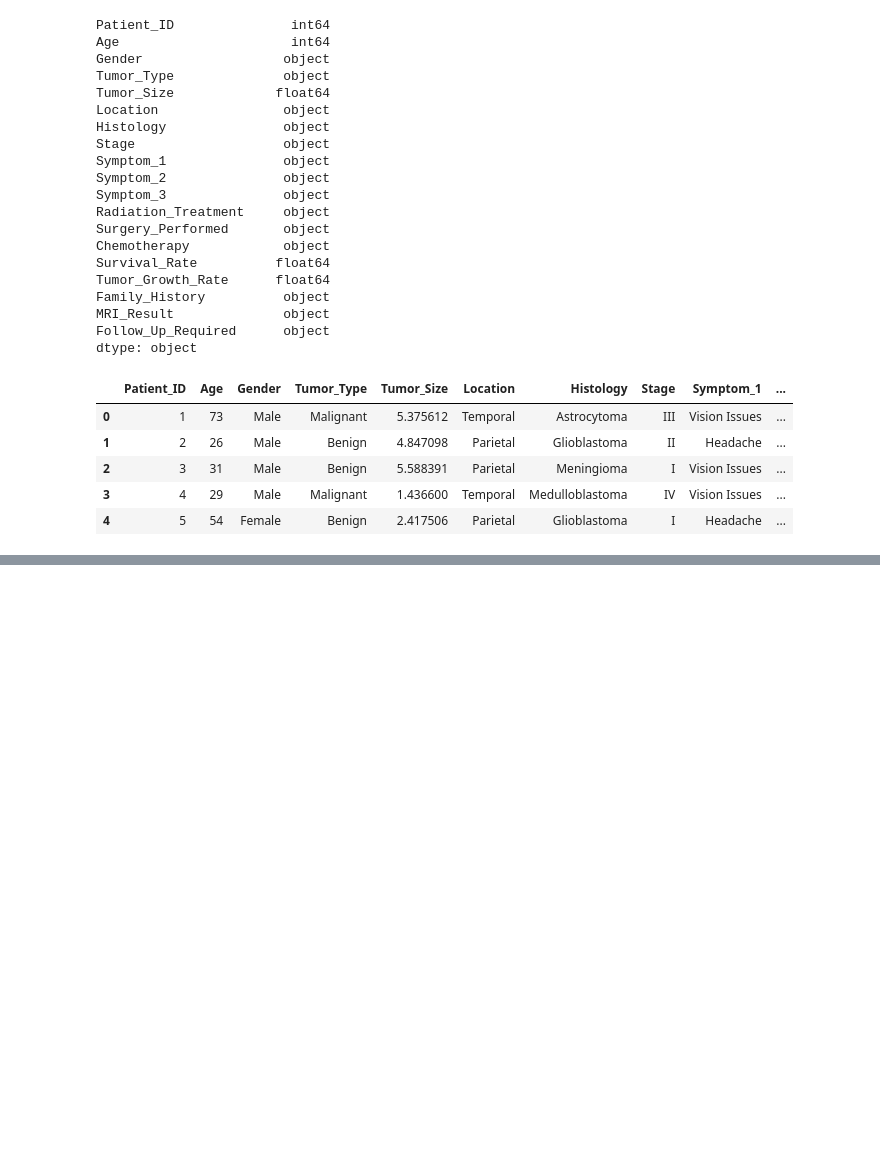
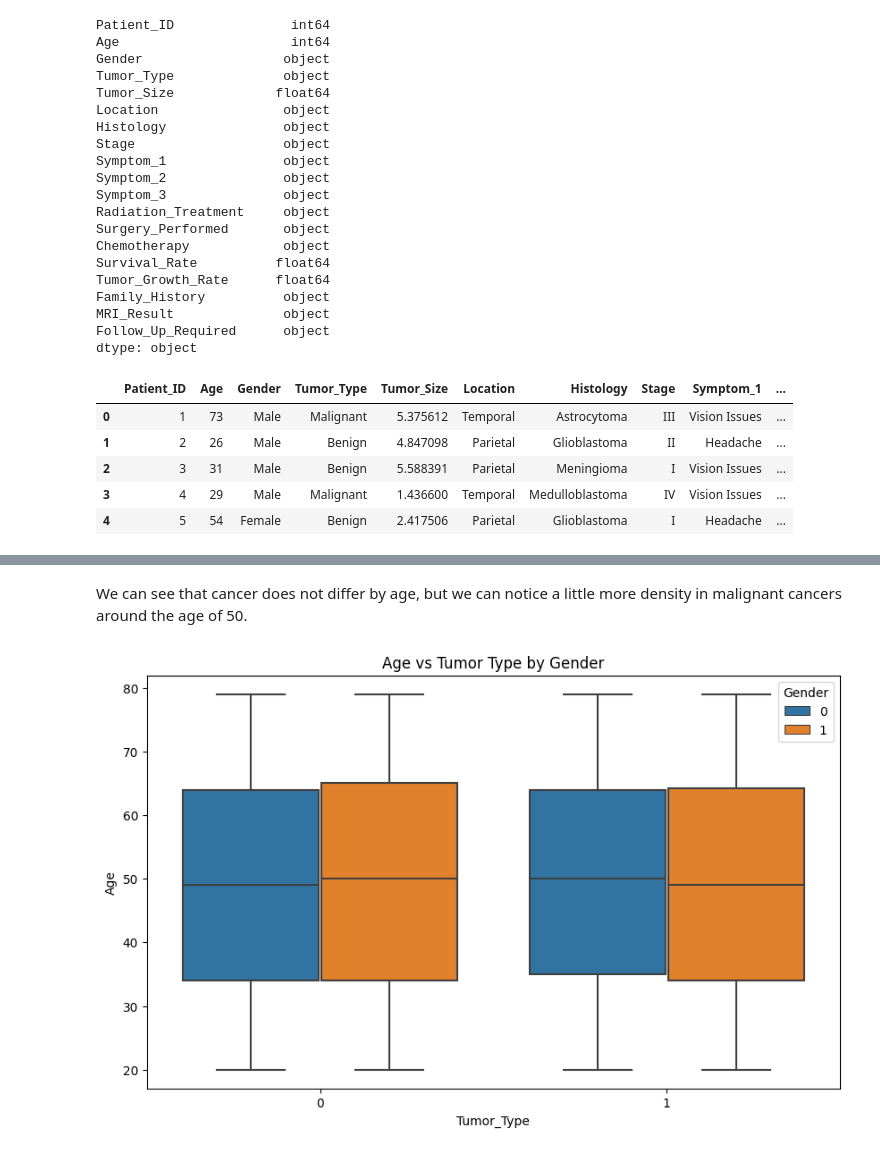
Before and after one commit to GrEyBoG/cancer_diagnosis, a Jupyter notebook: cancer-diagnosis.ipynb, the cells around one changed output, grey strips where cells are left out. Cells and saved outputs as stored; diff of their text form; code cells hidden in the pictures; blank space fills up the shorter version.

```diff
--- a/cancer-diagnosis.ipynb
+++ b/cancer-diagnosis.ipynb
@@ -127,0 +192,12 @@ array(['Positive', 'Negative'], dtype=object)
+# %% [markdown]
+We can see that cancer does not differ by age, but we can notice a little more density in malignant cancers around the age of 50.
+# %%
+plt.figure(figsize=(10, 6))
+sns.boxplot(x='Tumor_Type',
+           y='Age',
+           hue='Gender',
+           data=df)
+plt.title('Age vs Tumor Type by Gender')
+plt.show()
+# %% [output]
+[figure, added]
```
Also changed, not shown: parts of 94 cells of this notebook.
